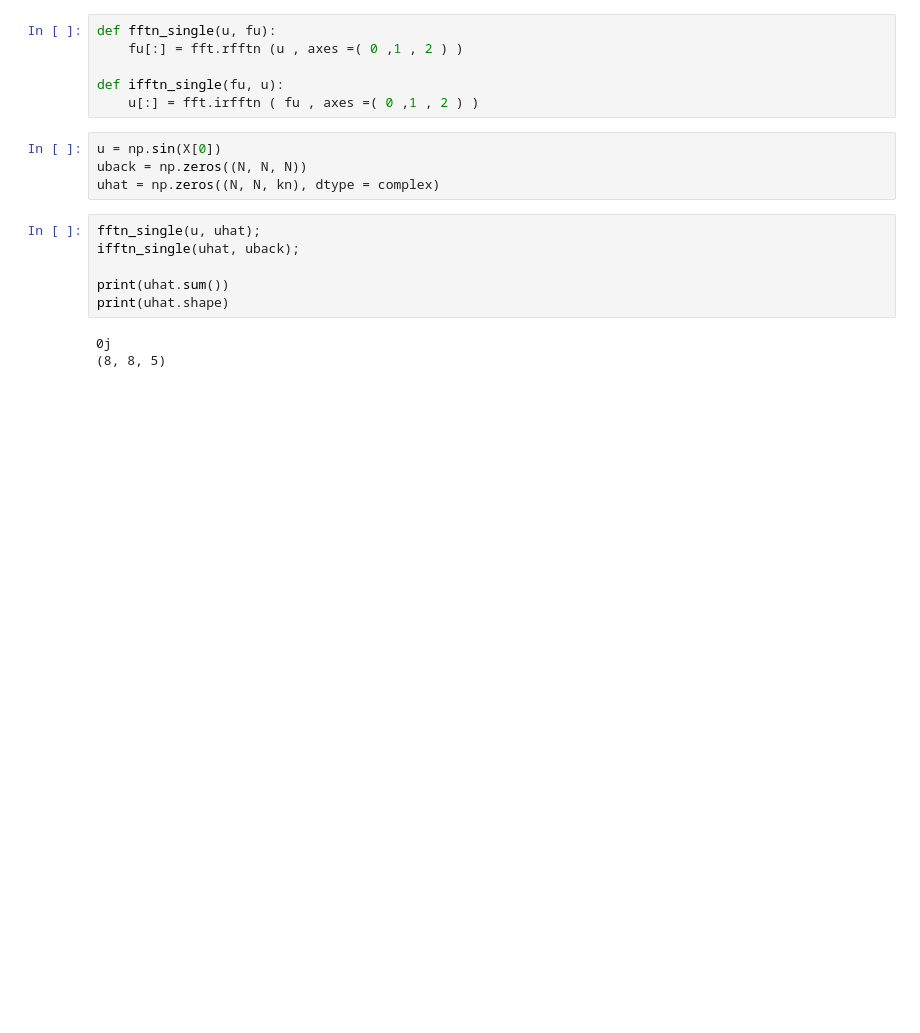
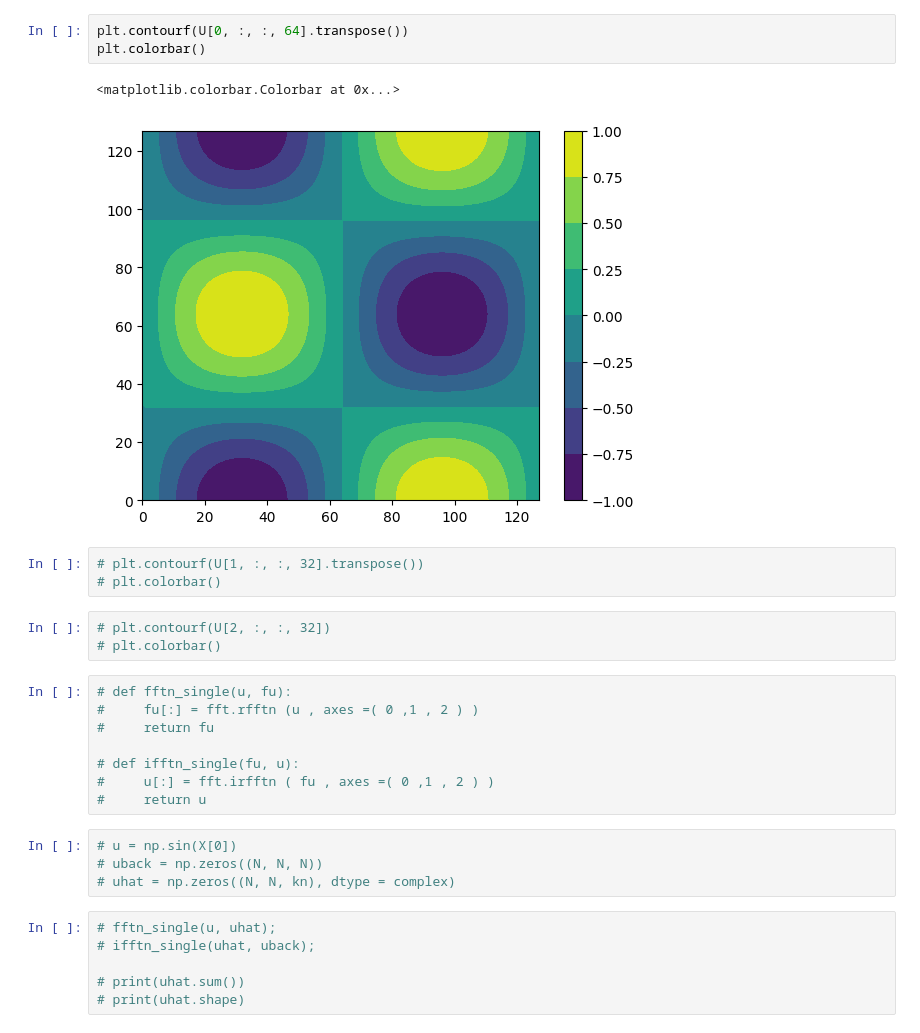
Before and after one commit to Fluid-Dynamics-Group/spectralGPU, a Jupyter notebook: jupyter/fft_debug.py.ipynb, the cells around one changed output. Drawn from its saved outputs; the diff is of its cells as text; blank space fills up the shorter version.

```diff
--- a/jupyter/fft_debug.py.ipynb
+++ b/jupyter/fft_debug.py.ipynb
@@ -46,20 +207,31 @@ dealias.shape
+# %%
+plt.contourf(U[0, :, :, 64].transpose())
+plt.colorbar()
+# %% [output]
+<matplotlib.colorbar.Colorbar at 0x...>
+[figure, added]
+# %%
+# plt.contourf(U[1, :, :, 32].transpose())
+# plt.colorbar()
+# %%
+# plt.contourf(U[2, :, :, 32])
+# plt.colorbar()
 # %%
-def fftn_single(u, fu):
-    fu[:] = fft.rfftn (u , axes =( 0 ,1 , 2 ) )
+# def fftn_single(u, fu):
+#     fu[:] = fft.rfftn (u , axes =( 0 ,1 , 2 ) )
+#     return fu
 
-def ifftn_single(fu, u):
-    u[:] = fft.irfftn ( fu , axes =( 0 ,1 , 2 ) )
+# def ifftn_single(fu, u):
+#     u[:] = fft.irfftn ( fu , axes =( 0 ,1 , 2 ) )
+#     return u
 # %%
-u = np.sin(X[0])
-uback = np.zeros((N, N, N))
-uhat = np.zeros((N, N, kn), dtype = complex)
+# u = np.sin(X[0])
+# uback = np.zeros((N, N, N))
+# uhat = np.zeros((N, N, kn), dtype = complex)
 # %%
-fftn_single(u, uhat);
-ifftn_single(uhat, uback);
+# fftn_single(u, uhat);
+# ifftn_single(uhat, uback);
 
-print(uhat.sum())
-print(uhat.shape)
+# print(uhat.sum())
+# print(uhat.shape)
-# %% [output]
-0j
-(8, 8, 5)
 # %%
```
Also changed, not shown: parts of 28 cells of this notebook, 12 other files.
